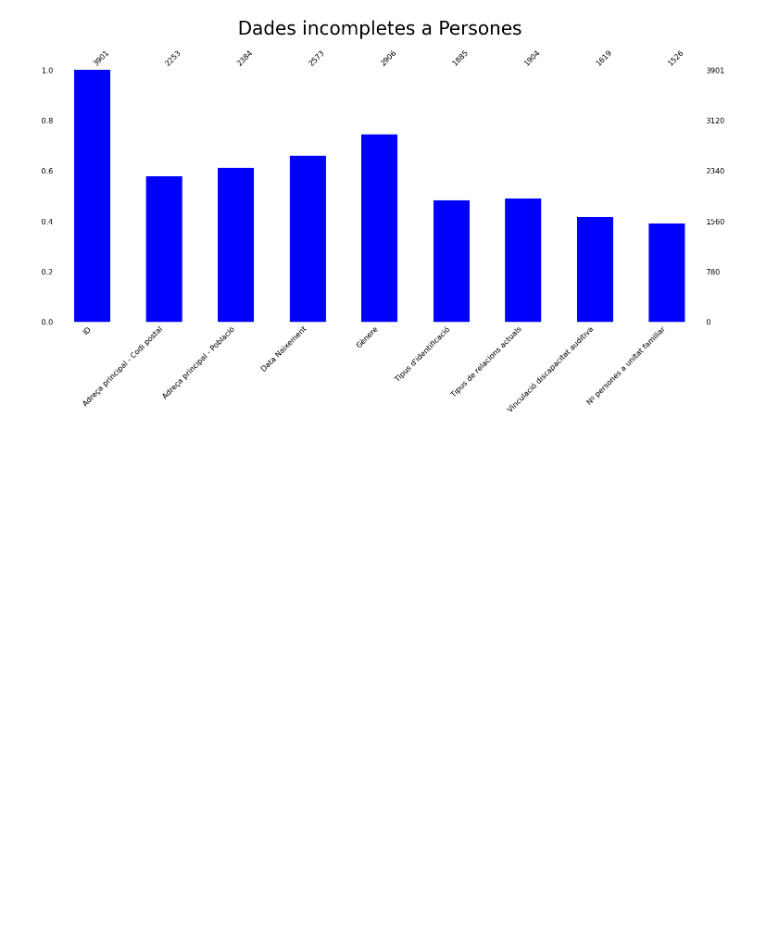
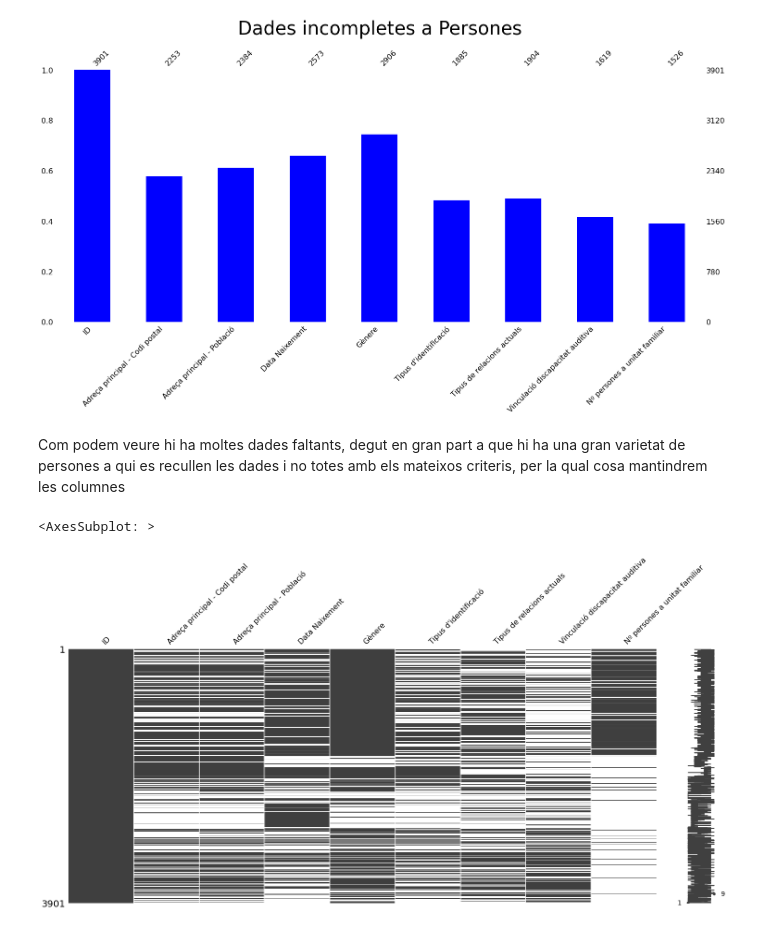
Before and after one commit to perot84/Projecte-final, a Jupyter notebook: 1.1.Persones.ipynb, the cells around one changed output. Saved outputs shown, nothing was run; the diff lists cells and outputs as text; code cells hidden in the pictures; blank space fills up the shorter version.

```diff
--- a/1.1.Persones.ipynb
+++ b/1.1.Persones.ipynb
@@ -73,6 +75,13 @@ msno.bar(df, color='b')
 # %% [output]
 <AxesSubplot: title={'center': 'Dades incompletes a Persones'}>
 [figure]
+# %% [markdown]
+Com podem veure hi ha moltes dades faltants, degut en gran part a que hi ha una gran varietat de persones a qui es recullen les dades i no totes amb els mateixos criteris, per la qual cosa mantindrem les columnes
+# %%
+msno.matrix(df)
+# %% [output]
+<AxesSubplot: >
+[figure, added]
 # %%
 #pasar df_persones a csv
 df.to_csv('dades_persones_final.csv', index=False, encoding='utf-8')
```
Also changed, not shown: parts of 1 cell of this notebook, 8 other files.
